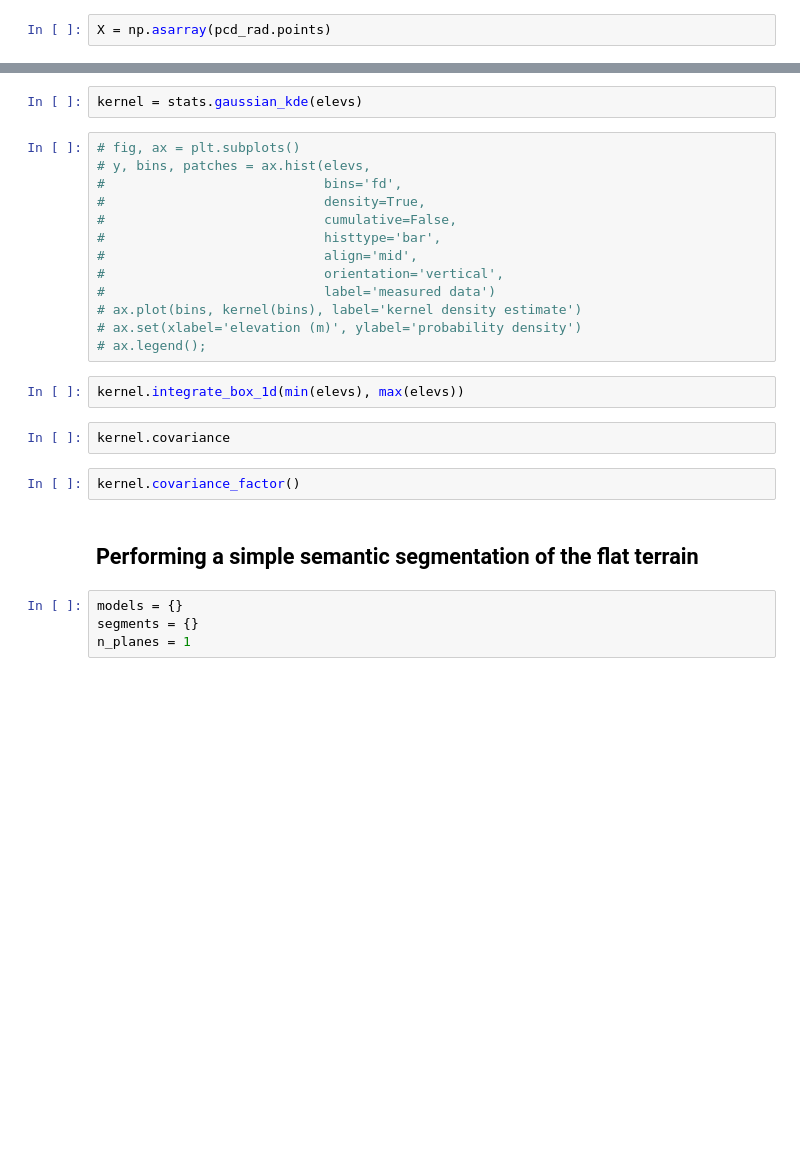
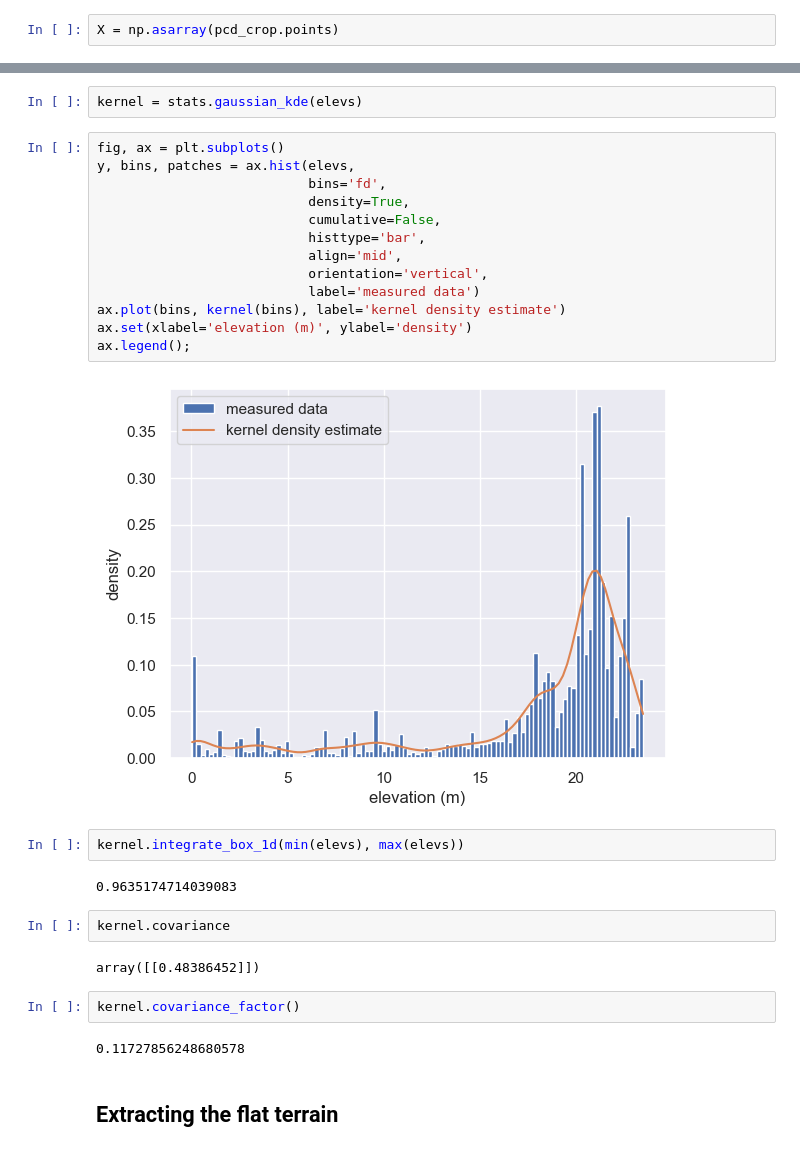
Before and after one commit to akapet00/point-cloud-central, a Jupyter notebook: 00_geometry_feature_extraction.ipynb, the cells around one changed output, grey strips where cells are left out. Saved outputs shown, nothing was run; the diff lists cells and outputs as text; blank space fills up the shorter version.

Commit message:
fix cropped point cloud

```diff
--- a/00_geometry_feature_extraction.ipynb
+++ b/00_geometry_feature_extraction.ipynb
@@ -79,5 +92,5 @@ pcd_rad, ind = pcd_ds.remove_radius_outlier(nb_points=25, radius=5)
 # %% [markdown]
 ## Extracting geometric features
 # %%
-X = np.asarray(pcd_rad.points)
+X = np.asarray(pcd_crop.points)
 # %% [markdown]
@@ -152,27 +173,31 @@ for i in range(X.shape[0]):
 # %%
 kernel = stats.gaussian_kde(elevs)
 # %%
-# fig, ax = plt.subplots()
-# y, bins, patches = ax.hist(elevs,
-#                            bins='fd',
-#                            density=True,
-#                            cumulative=False,
-#                            histtype='bar',
-#                            align='mid',
-#                            orientation='vertical',
-#                            label='measured data')
-# ax.plot(bins, kernel(bins), label='kernel density estimate')
-# ax.set(xlabel='elevation (m)', ylabel='probability density')
-# ax.legend();
+fig, ax = plt.subplots()
+y, bins, patches = ax.hist(elevs,
+                           bins='fd',
+                           density=True,
+                           cumulative=False,
+                           histtype='bar',
+                           align='mid',
+                           orientation='vertical',
+                           label='measured data')
+ax.plot(bins, kernel(bins), label='kernel density estimate')
+ax.set(xlabel='elevation (m)', ylabel='density')
+ax.legend();
+# %% [output]
+[figure, added]
 # %%
 kernel.integrate_box_1d(min(elevs), max(elevs))
+# %% [output]
+0.9635174714039083
 # %%
 kernel.covariance
+# %% [output]
+array([[0.48386452]])
 # %%
 kernel.covariance_factor()
+# %% [output]
+0.11727856248680578
 # %% [markdown]
-## Performing a simple semantic segmentation of the flat terrain
+## Extracting the flat terrain
-# %%
-models = {}
-segments = {}
-n_planes = 1
```
Also changed, not shown: parts of 45 cells of this notebook, 1 other file.
